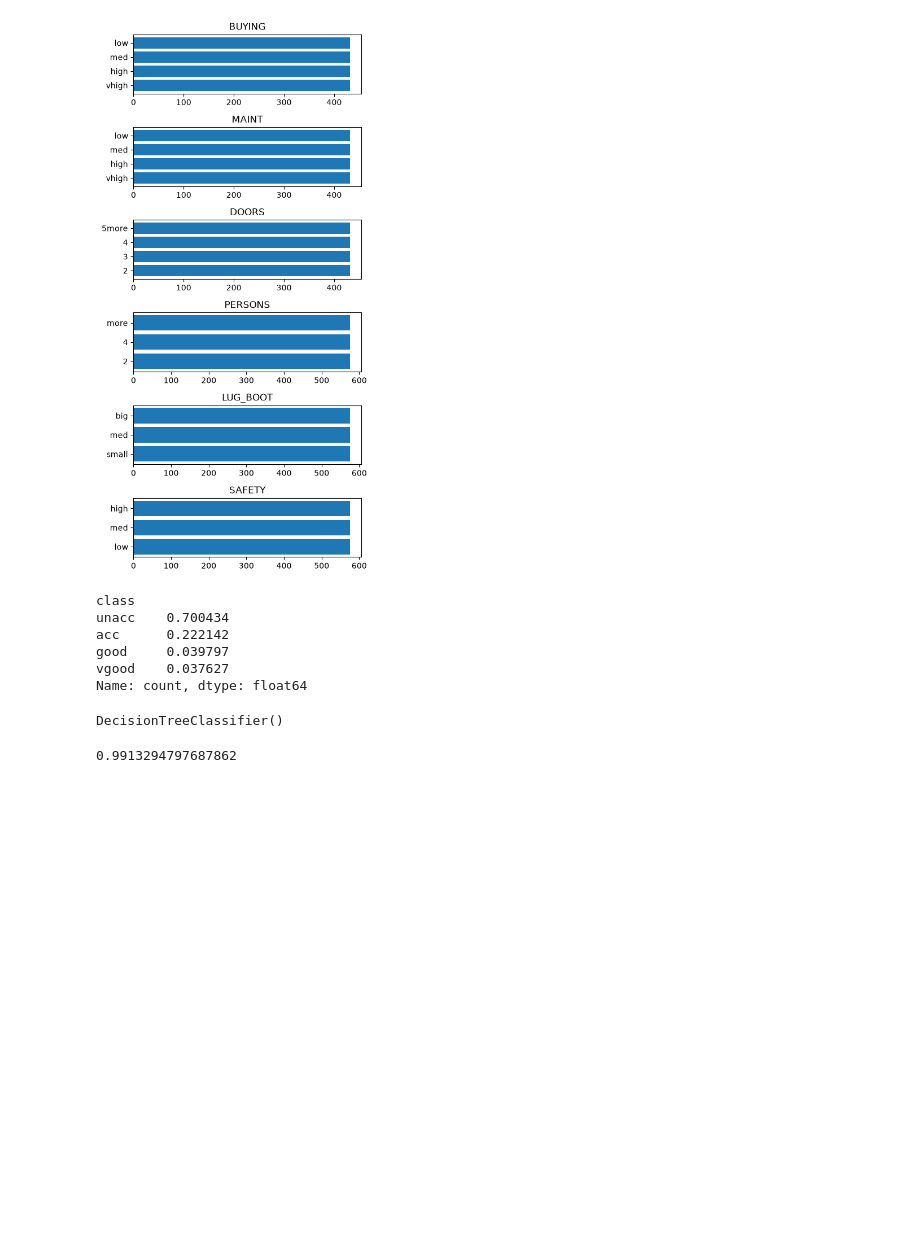
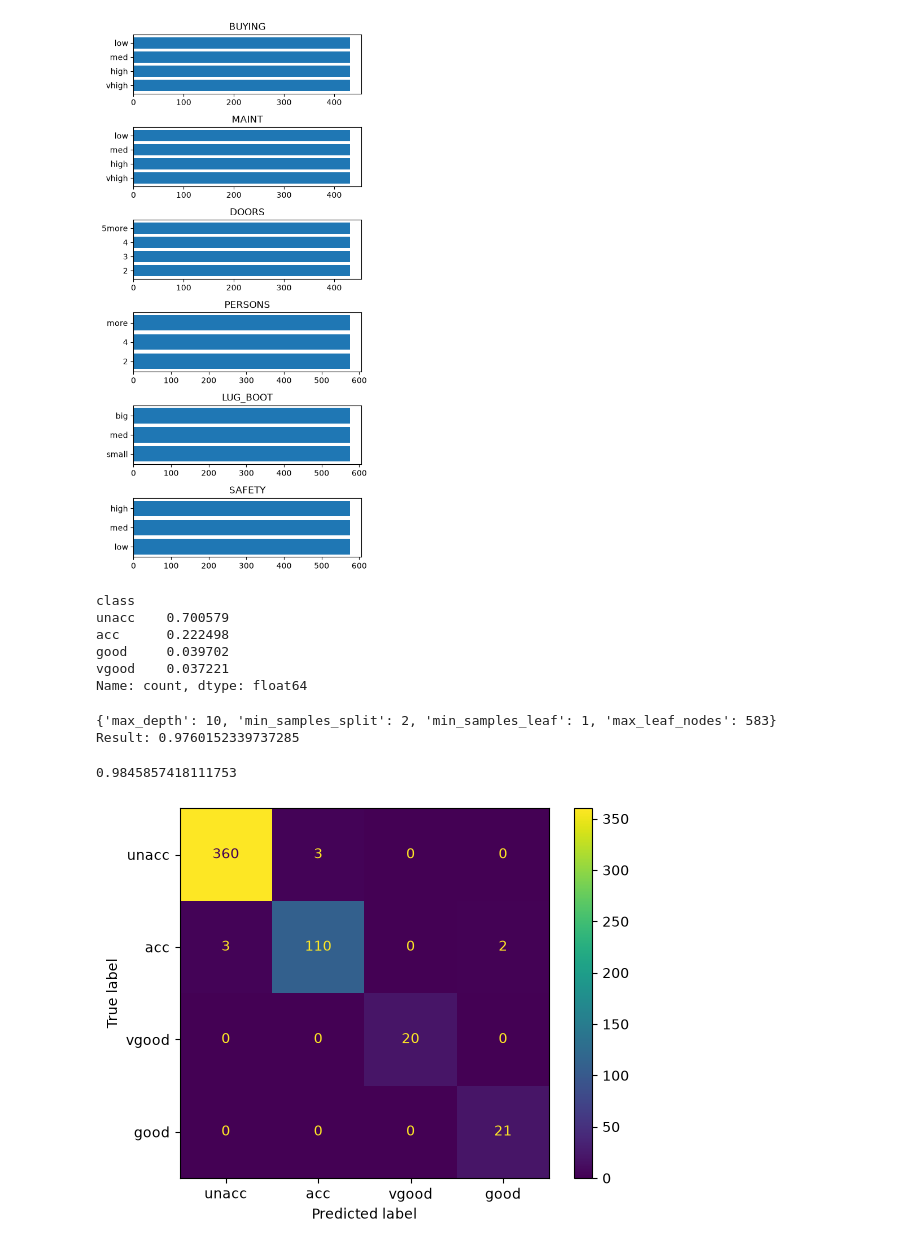
Before and after one commit to piq-13/data_science_projects, a Jupyter notebook: car_evaluation/car_evaluation.ipynb, the cells around one changed output. Drawn from its saved outputs; the diff is of its cells as text; code cells hidden in the pictures; blank space fills up the shorter version.

Commit message:
Finish car_evaluation w/ optimied decision tree

```diff
--- a/car_evaluation/car_evaluation.ipynb
+++ b/car_evaluation/car_evaluation.ipynb
@@ -48,7 +50,7 @@ mapping ={
     'maint' : {'low':0, 'med':1, 'high':2, 'vhigh':3},
     'doors' : {'2':2, '3':3, '4':4, '5more':5},
     'persons' : {'2':2, '4':4, 'more':6},
-    'lug_boot' : {'small':0, 'med':1, 'big':3},
+    'lug_boot' : {'small':0, 'med':1, 'big':2},
     'safety' : {'low':0, 'med':1, 'high':2}
 }
 
@@ -57,32 +59,60 @@ for key, value in mapping.items():
 # %%
 from sklearn.model_selection import train_test_split
 
-splitter = train_test_split(X, y, test_size=0.2, stratify=y, random_state=42)
-
 X_train, X_test, y_train, y_test = train_test_split(
-   X, y, test_size=0.2, stratify=y, random_state=42)
+   X, y, test_size=0.3, stratify=y, random_state=42)
 
 y_train.value_counts()/sum(y_train.value_counts().values)
 # %% [output]
 class
-unacc    0.700434
-acc      0.222142
-good     0.039797
-vgood    0.037627
+unacc    0.700579
+acc      0.222498
+good     0.039702
+vgood    0.037221
 Name: count, dtype: float64
-# %%
-from sklearn.tree import DecisionTreeClassifier
-
-tree = DecisionTreeClassifier()
-
-tree.fit(X_train,y_train)
-# %% [output]
-DecisionTreeClassifier()
+# %%
+import optuna
+from sklearn.model_selection import cross_val_score
+from sklearn.tree import DecisionTreeClassifier
+
+optuna.logging.set_verbosity(optuna.logging.WARNING)
+
+def objective(trial):
+    max_depth = trial.suggest_int('max_depth', 1, 200)
+    min_samples_split = trial.suggest_int('min_samples_split', 2, 10)
+    min_samples_leaf = trial.suggest_int('min_samples_leaf', 1, 10)
+    max_leaf_nodes = trial.suggest_int('max_leaf_nodes', 100, 1000)
+
+    tree = DecisionTreeClassifier(
+        max_depth = max_depth,
+        min_samples_split = min_samples_split,
+        min_samples_leaf = min_samples_leaf,
+        max_leaf_nodes = max_leaf_nodes,
+        random_state=42)
+
+    score = cross_val_score(tree, X_train, y_train, cv=4, n_jobs=-1,scoring='accuracy').mean()
+    return score
+
+study = optuna.create_study(direction='maximize')
+study.optimize(objective, n_trials=100)
+print(f'{study.best_params}\nResult: {study.best_value}')
+# %% [output]
+{'max_depth': 10, 'min_samples_split': 2, 'min_samples_leaf': 1, 'max_leaf_nodes': 583}
+Result: 0.9760152339737285
 # %%
+tree = DecisionTreeClassifier(**study.best_params)
+tree.fit(X_train, y_train)
 y_pred = tree.predict(X_test)
 # %%
-from sklearn.metrics import accuracy_score
+from sklearn.metrics import accuracy_score, confusion_matrix, ConfusionMatrixDisplay
 
 accuracy_score(y_test, y_pred)
 # %% [output]
-0.9913294797687862
+0.9845857418111753
+# %%
+cm = confusion_matrix(y_test, y_pred, labels=y.unique())
+disp = ConfusionMatrixDisplay(confusion_matrix=cm, display_labels=y.unique())
+disp.plot()
+plt.show()
+# %% [output]
+[figure, added]
```
Also changed, not shown: parts of 3 cells of this notebook, 1 other file.
